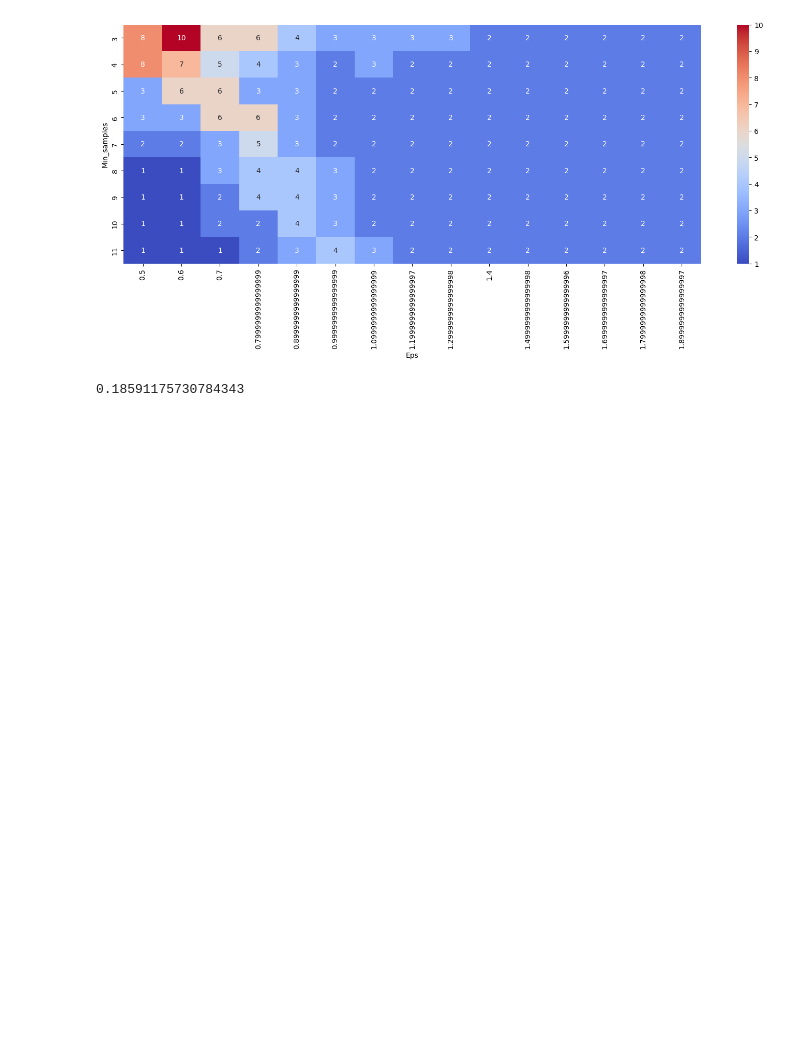
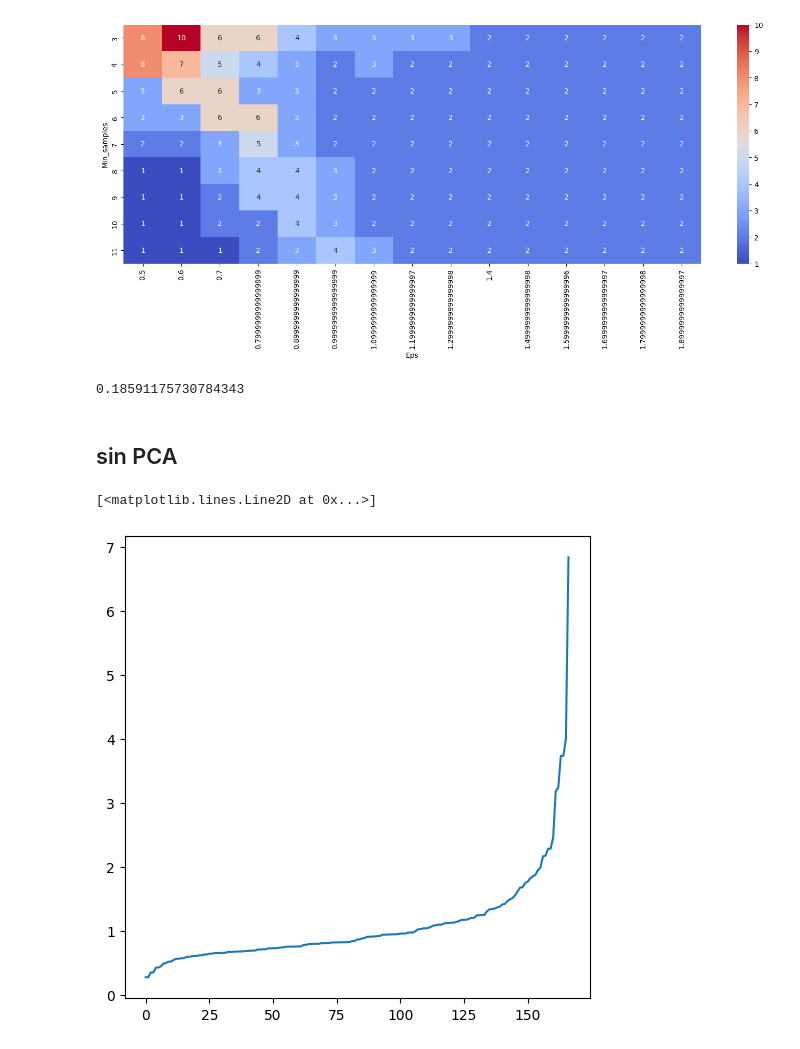
Before and after one commit to electrojam/Curso-de-Clustering-con-Python-y-scikit-learn, a Jupyter notebook: proyecto_countries_clustering.ipynb, the cells around one changed output. Drawn from its saved outputs; the diff is of its cells as text; code cells hidden in the pictures; blank space fills up the shorter version.

```diff
--- a/proyecto_countries_clustering.ipynb
+++ b/proyecto_countries_clustering.ipynb
@@ -445,3 +445,20 @@ df_country['dbscan-pca'] = y_dbscan
 # el resultado arroja valor similar al 0.19 de la gráfica 1
 # %% [output]
 0.18591175730784343
+# %% [markdown]
+## sin PCA
+# %%
+# Vamos a graficar la rodilla
+neighbors = NearestNeighbors(n_neighbors=2) # calulamos los vecinos más cercanos
+neighbors_fit = neighbors.fit(df_country_scaled)
+distances, indices = neighbors_fit.kneighbors(df_country_scaled)
+
+distances = np.sort(distances, axis=0)
+distances = distances[:,1]
+fig = plt.figure(figsize=(6,6))
+plt.plot(distances)
+
+# el resultado arroja que la rodilla está entre eps = y = 1 y 3
+# %% [output]
+[<matplotlib.lines.Line2D at 0x...>]
+[figure, added]
```
Also changed, not shown: parts of 15 cells of this notebook.
